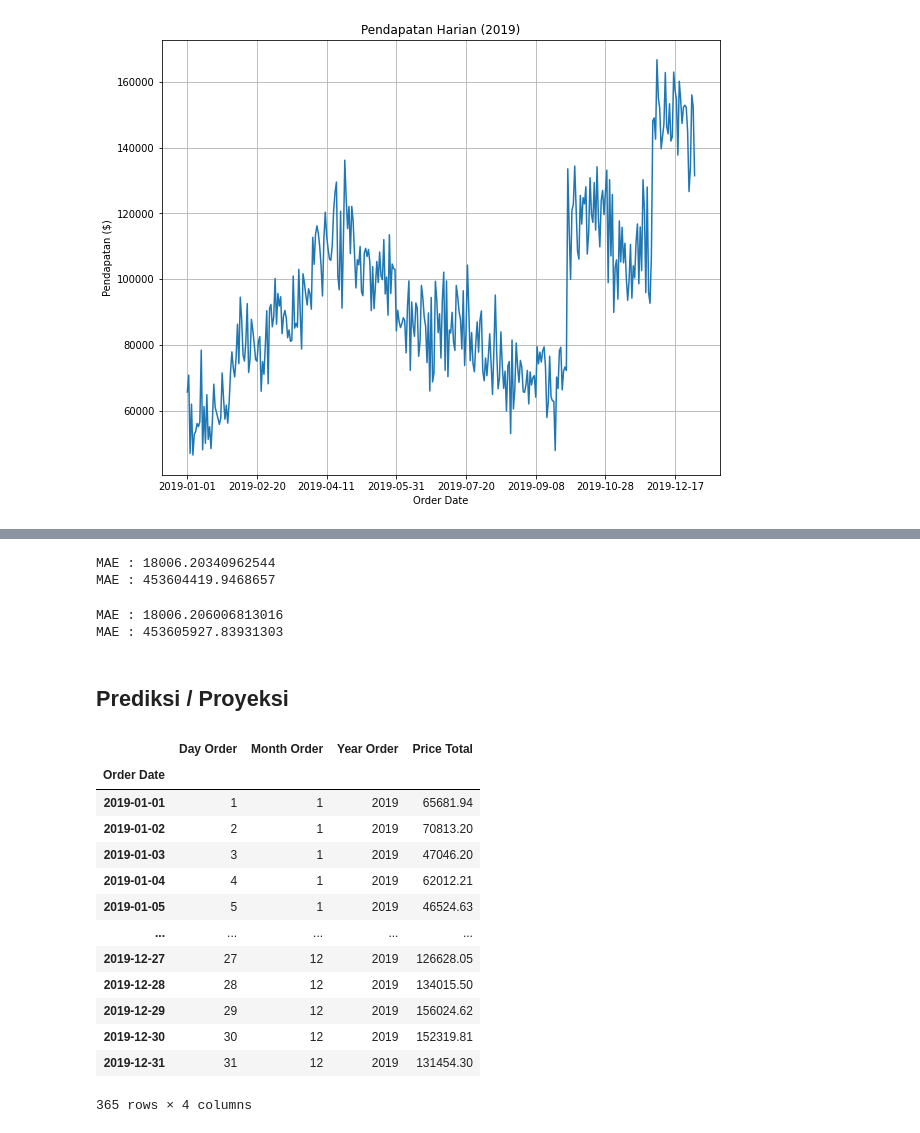
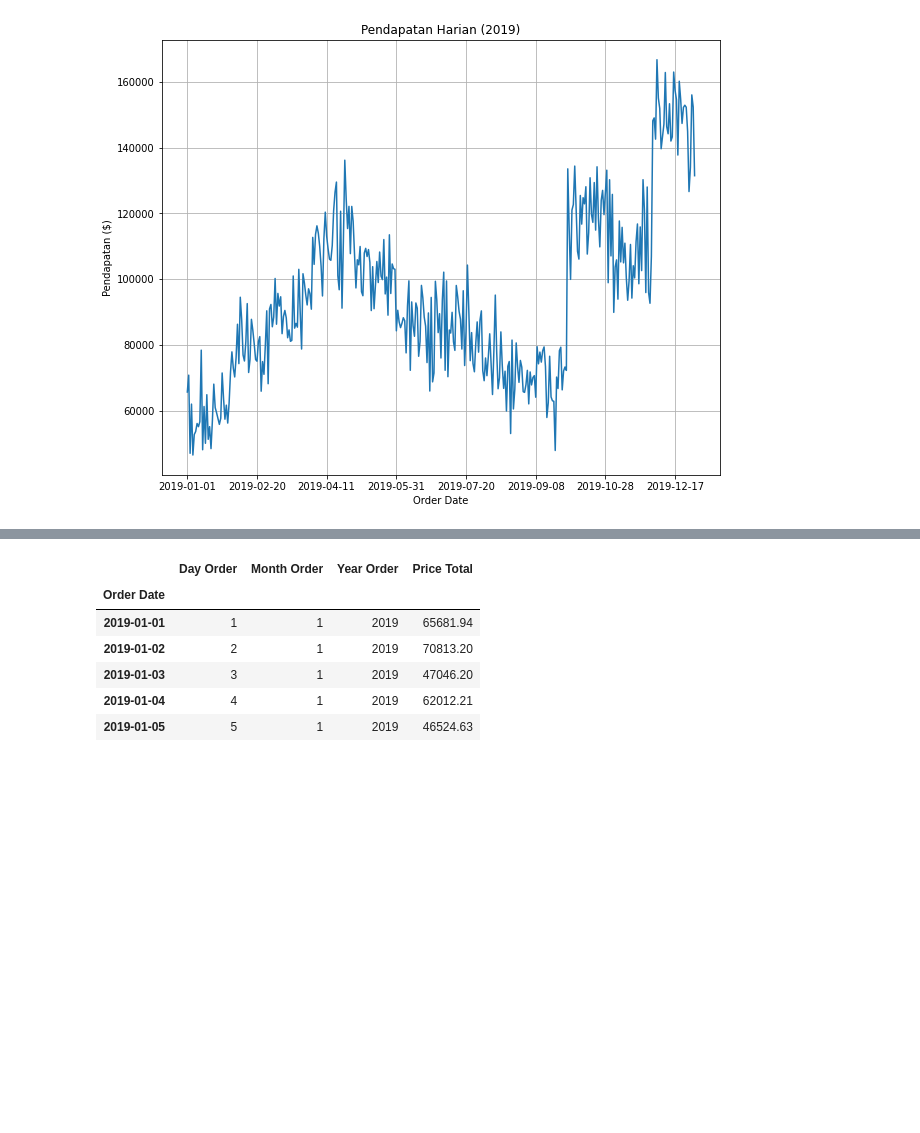
Before and after one commit to ptik19/Sales-Data-Analysis, a Jupyter notebook: Notebook/Analisis Data.ipynb, the cells around one changed output, grey strips where cells are left out. Drawn from its saved outputs; the diff is of its cells as text; code cells hidden in the pictures; blank space fills up the shorter version.

```diff
--- a/Notebook/Analisis Data.ipynb
+++ b/Notebook/Analisis Data.ipynb
@@ -484,18 +465,0 @@ def evaluate(y_pred,y_true):
-# %%
-# Linear Regresion
-lr = LinearRegression()
-lr.fit(x_train,y_train)
-evaluate(lr.predict(x_test),y_test)
-# %% [output]
-MAE : 18006.20340962544
-MAE : 453604419.9468657
-# %%
-# Ridge
-rid = Ridge(alpha=.5)
-rid.fit(x_train,y_train)
-evaluate(rid.predict(x_test),y_test)
-# %% [output]
-MAE : 18006.206006813016
-MAE : 453605927.83931303
-# %% [markdown]
-## Prediksi / Proyeksi
@@ -502,19 +468,12 @@ MAE : 453605927.83931303
 # %%
-df_ml
+df_ml.head()
 # %% [output]
 |  | Day Order | Month Order | Year Order | Price Total |
 | Order Date |  |  |  |  |
 | 2019-01-01 | 1 | 1 | 2019 | 65681.94 |
 | 2019-01-02 | 2 | 1 | 2019 | 70813.20 |
 | 2019-01-03 | 3 | 1 | 2019 | 47046.20 |
 | 2019-01-04 | 4 | 1 | 2019 | 62012.21 |
 | 2019-01-05 | 5 | 1 | 2019 | 46524.63 |
-| ... | ... | ... | ... | ... |
-| 2019-12-27 | 27 | 12 | 2019 | 126628.05 |
-| 2019-12-28 | 28 | 12 | 2019 | 134015.50 |
-| 2019-12-29 | 29 | 12 | 2019 | 156024.62 |
-| 2019-12-30 | 30 | 12 | 2019 | 152319.81 |
-| 2019-12-31 | 31 | 12 | 2019 | 131454.30 |
-365 rows × 4 columns
 # %%
 df_predict = pd.DataFrame({'Day Order':[i for i in range(1,32)],'Month Order':[1 for i in range(31)],'Year Order':[2020 for i in range(31)]})
```
Also changed, not shown: parts of 13 cells of this notebook, 11 other files.
